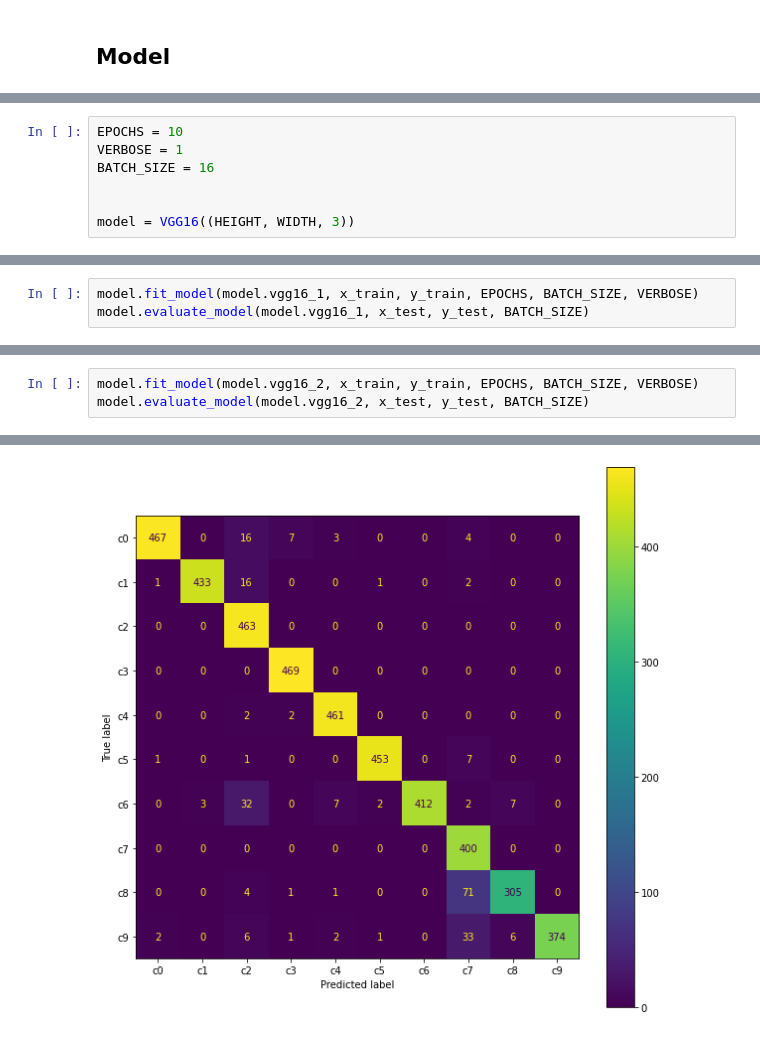
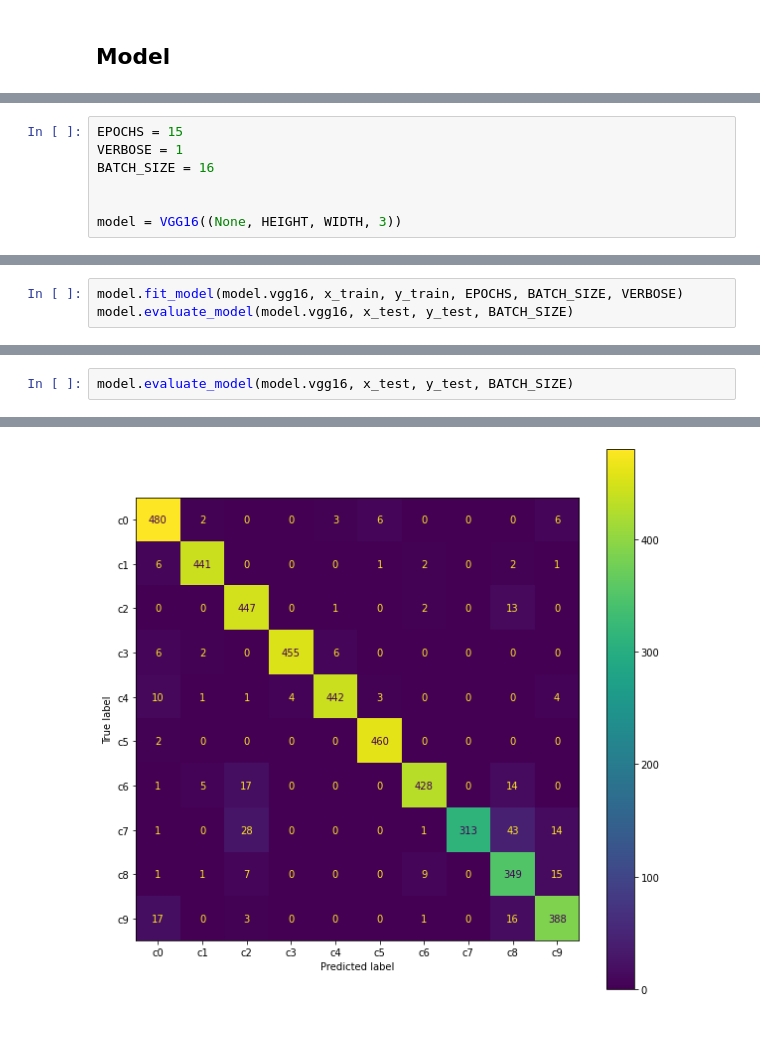
Before and after one commit to bendurston/Image-Classification-Models, a Jupyter notebook: src/image_classification.ipynb, the cells around one changed output, grey strips where cells are left out. Saved outputs shown, nothing was run; the diff lists cells and outputs as text.

Commit message:
Updated model.

```diff
--- a/src/image_classification.ipynb
+++ b/src/image_classification.ipynb
@@ -273,10 +287,10 @@ class VGG16:
     disp.plot(ax=ax, values_format='')
     print(classification_report(y_test, y_pred, target_names=class_names))
 # %%
-EPOCHS = 10
+EPOCHS = 15
 VERBOSE = 1
 BATCH_SIZE = 16
 
 
-model = VGG16((HEIGHT, WIDTH, 3))
+model = VGG16((None, HEIGHT, WIDTH, 3))
 # %% [output]
@@ -298,6 +312,6 @@ Trainable params: 3,821,098
 Non-trainable params: 4,224
 _________________________________________________________________
 # %%
-model.fit_model(model.vgg16_1, x_train, y_train, EPOCHS, BATCH_SIZE, VERBOSE)
-model.evaluate_model(model.vgg16_1, x_test, y_test, BATCH_SIZE)
+model.fit_model(model.vgg16, x_train, y_train, EPOCHS, BATCH_SIZE, VERBOSE)
+model.evaluate_model(model.vgg16, x_test, y_test, BATCH_SIZE)
 # %% [output]
@@ -322,4 +336,3 @@ weighted avg       0.98      0.98      0.98      4481
 # %%
-model.fit_model(model.vgg16_2, x_train, y_train, EPOCHS, BATCH_SIZE, VERBOSE)
-model.evaluate_model(model.vgg16_2, x_test, y_test, BATCH_SIZE)
+model.evaluate_model(model.vgg16, x_test, y_test, BATCH_SIZE)
 # %% [output]
@@ -343 +359 @@ weighted avg       0.95      0.95      0.95      4481
-[figure, old version]
+[figure, new version]
```
Also changed, not shown: parts of 6 cells of this notebook, 2 other files.
